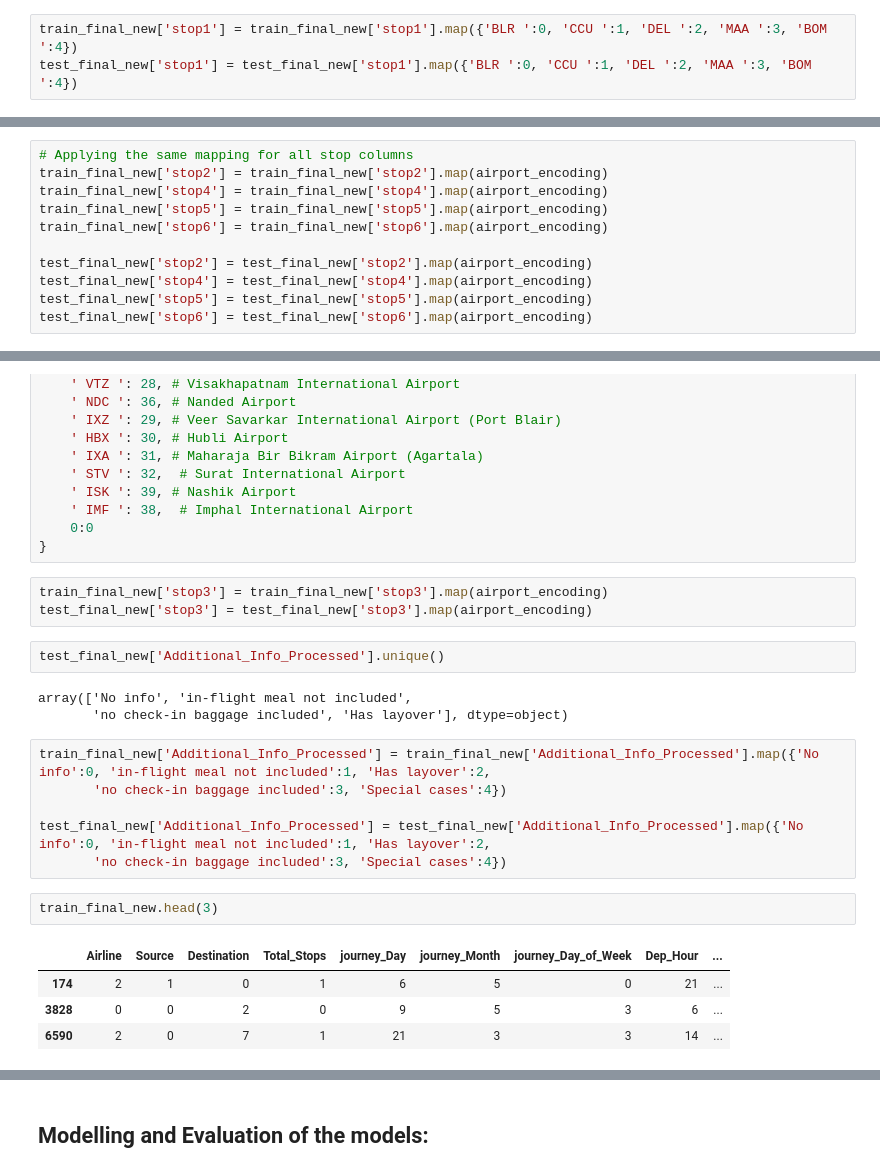
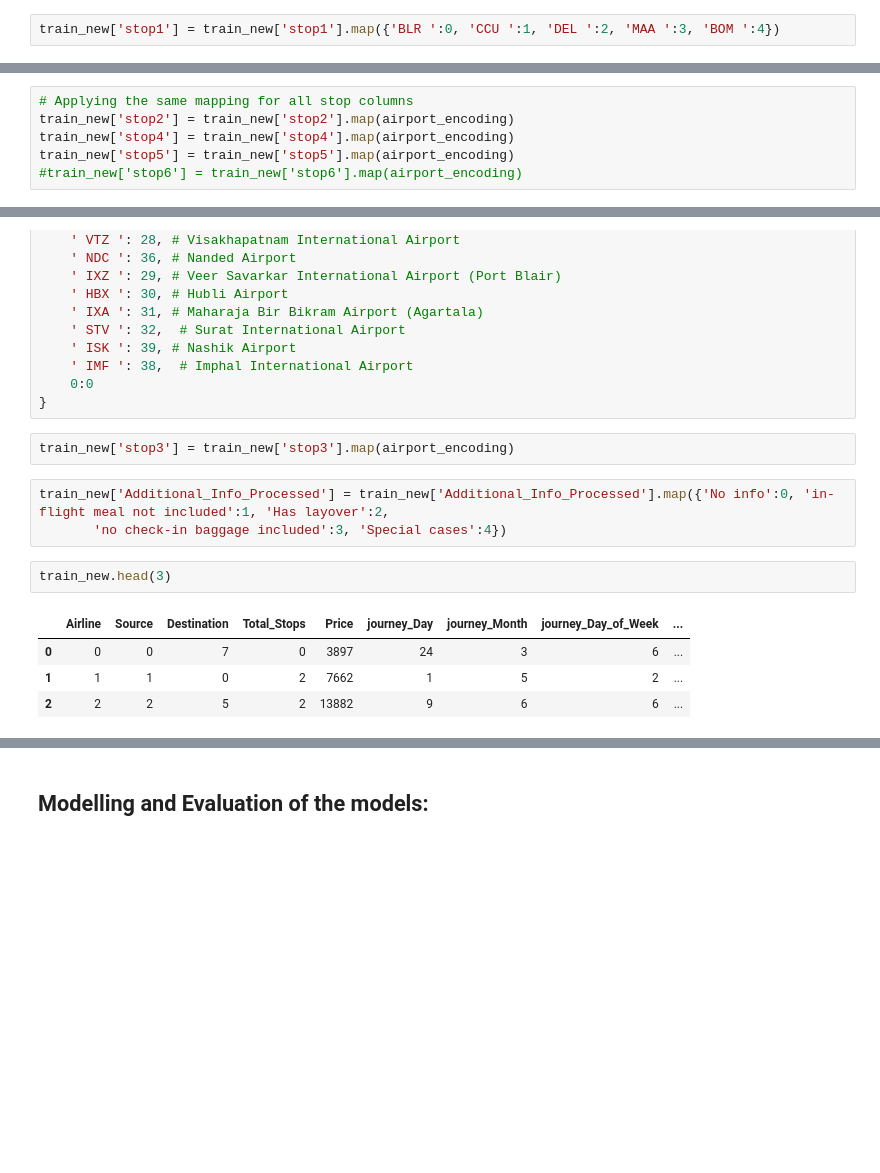
Before and after one commit to Harsh-Baghel001/Supervised-Learning-Regression-, a Jupyter notebook: Flight Ticket Price Prediction.ipynb, the cells around one changed output, grey strips where cells are left out. Cells and saved outputs as stored; diff of their text form; blank space fills up the shorter version.

```diff
--- a/Flight Ticket Price Prediction.ipynb
+++ b/Flight Ticket Price Prediction.ipynb
@@ -605,4 +527,3 @@ print(test_final_new['stop1'].unique())
 # %%
-train_final_new['stop1'] = train_final_new['stop1'].map({'BLR ':0, 'CCU ':1, 'DEL ':2, 'MAA ':3, 'BOM ':4})
-test_final_new['stop1'] = test_final_new['stop1'].map({'BLR ':0, 'CCU ':1, 'DEL ':2, 'MAA ':3, 'BOM ':4})
+train_new['stop1'] = train_new['stop1'].map({'BLR ':0, 'CCU ':1, 'DEL ':2, 'MAA ':3, 'BOM ':4})
 # %%
@@ -676,14 +597,9 @@ for i in train_final_new['stop3'].unique():
 # %%
 # Applying the same mapping for all stop columns
-train_final_new['stop2'] = train_final_new['stop2'].map(airport_encoding)
-train_final_new['stop4'] = train_final_new['stop4'].map(airport_encoding)
-train_final_new['stop5'] = train_final_new['stop5'].map(airport_encoding)
-train_final_new['stop6'] = train_final_new['stop6'].map(airport_encoding)
-
-test_final_new['stop2'] = test_final_new['stop2'].map(airport_encoding)
-test_final_new['stop4'] = test_final_new['stop4'].map(airport_encoding)
-test_final_new['stop5'] = test_final_new['stop5'].map(airport_encoding)
-test_final_new['stop6'] = test_final_new['stop6'].map(airport_encoding)
+train_new['stop2'] = train_new['stop2'].map(airport_encoding)
+train_new['stop4'] = train_new['stop4'].map(airport_encoding)
+train_new['stop5'] = train_new['stop5'].map(airport_encoding)
+#train_new['stop6'] = train_new['stop6'].map(airport_encoding)
 # %%
 airport_encoding = {
     ' DEL': 2,   # Delhi
@@ -736,23 +652,14 @@ airport_encoding = {
     0:0
 }
 # %%
-train_final_new['stop3'] = train_final_new['stop3'].map(airport_encoding)
-test_final_new['stop3'] = test_final_new['stop3'].map(airport_encoding)
+train_new['stop3'] = train_new['stop3'].map(airport_encoding)
-# %%
-test_final_new['Additional_Info_Processed'].unique()
-# %% [output]
-array(['No info', 'in-flight meal not included',
-       'no check-in baggage included', 'Has layover'], dtype=object)
 # %%
-train_final_new['Additional_Info_Processed'] = train_final_new['Additional_Info_Processed'].map({'No info':0, 'in-flight meal not included':1, 'Has layover':2,
+train_new['Additional_Info_Processed'] = train_new['Additional_Info_Processed'].map({'No info':0, 'in-flight meal not included':1, 'Has layover':2,
        'no check-in baggage included':3, 'Special cases':4})
-
-test_final_new['Additional_Info_Processed'] = test_final_new['Additional_Info_Processed'].map({'No info':0, 'in-flight meal not included':1, 'Has layover':2,
-       'no check-in baggage included':3, 'Special cases':4})
 # %%
-train_final_new.head(3)
+train_new.head(3)
 # %% [output]
-|  | Airline | Source | Destination | Total_Stops | journey_Day | journey_Month | journey_Day_of_Week | Dep_Hour | ... |
-| 174 | 2 | 1 | 0 | 1 | 6 | 5 | 0 | 21 | ... |
-| 3828 | 0 | 0 | 2 | 0 | 9 | 5 | 3 | 6 | ... |
-| 6590 | 2 | 0 | 7 | 1 | 21 | 3 | 3 | 14 | ... |
+|  | Airline | Source | Destination | Total_Stops | Price | journey_Day | journey_Month | journey_Day_of_Week | ... |
+| 0 | 0 | 0 | 7 | 0 | 3897 | 24 | 3 | 6 | ... |
+| 1 | 1 | 1 | 0 | 2 | 7662 | 1 | 5 | 2 | ... |
+| 2 | 2 | 2 | 5 | 2 | 13882 | 9 | 6 | 6 | ... |
```
Also changed, not shown: parts of 57 cells of this notebook.
